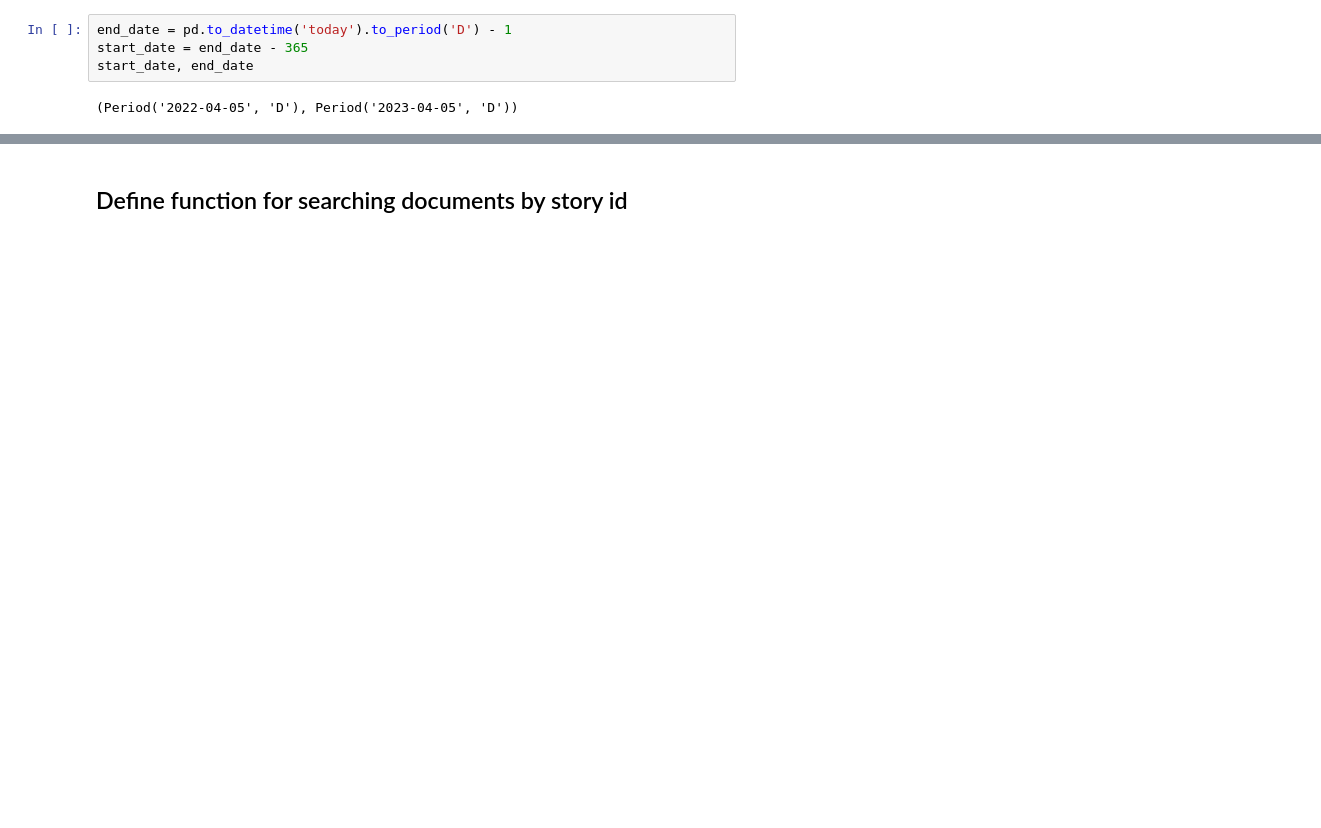
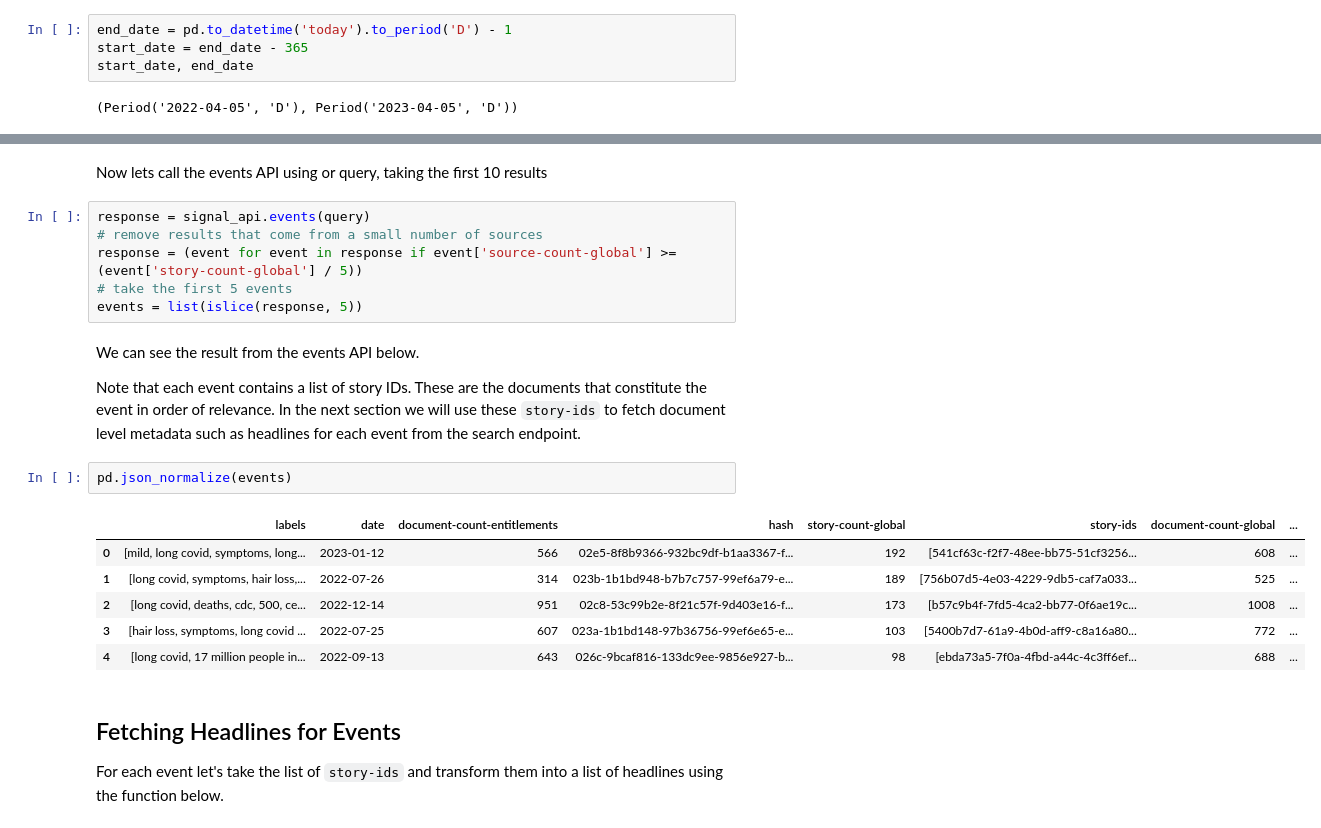
Before and after one commit to signal-ai/signal-api-tools, a Jupyter notebook: notebooks/events_tutorial.ipynb, the cells around one changed output, grey strips where cells are left out. Cells and saved outputs as stored; diff of their text form; blank space fills up the shorter version.

Commit message:
More markdown in events tutorial

```diff
--- a/notebooks/events_tutorial.ipynb
+++ b/notebooks/events_tutorial.ipynb
@@ -142,5 +164,29 @@ events = list(response)[:10]
+# %% [markdown]
+Now lets call the events API using or query, taking the first 10 results
+# %%
+response = signal_api.events(query)
+# remove results that come from a small number of sources
+response = (event for event in response if event['source-count-global'] >= (event['story-count-global'] / 5))
+# take the first 5 events
+events = list(islice(response, 5))
+# %% [markdown]
+We can see the result from the events API below.
+
+Note that each event contains a list of story IDs.
+These are the documents that constitute the event in order of relevance. In the next section we will use these `story-ids` to fetch document level metadata such as headlines for each event from the search endpoint.
+# %%
+pd.json_normalize(events)
+# %% [output]
+|  | labels | date | document-count-entitlements | hash | story-count-global | story-ids | document-count-global | ... |
+| 0 | [mild, long covid, symptoms, long... | 2023-01-12 | 566 | 02e5-8f8b9366-932bc9df-b1aa3367-f... | 192 | [541cf63c-f2f7-48ee-bb75-51cf3256... | 608 | ... |
+| 1 | [long covid, symptoms, hair loss,... | 2022-07-26 | 314 | 023b-1b1bd948-b7b7c757-99ef6a79-e... | 189 | [756b07d5-4e03-4229-9db5-caf7a033... | 525 | ... |
+| 2 | [long covid, deaths, cdc, 500, ce... | 2022-12-14 | 951 | 02c8-53c99b2e-8f21c57f-9d403e16-f... | 173 | [b57c9b4f-7fd5-4ca2-bb77-0f6ae19c... | 1008 | ... |
+| 3 | [hair loss, symptoms, long covid ... | 2022-07-25 | 607 | 023a-1b1bd148-97b36756-99ef6e65-e... | 103 | [5400b7d7-61a9-4b0d-aff9-c8a16a80... | 772 | ... |
+| 4 | [long covid, 17 million people in... | 2022-09-13 | 643 | 026c-9bcaf816-133dc9ee-9856e927-b... | 98 | [ebda73a5-7f0a-4fbd-a44c-4c3ff6ef... | 688 | ... |
 # %% [markdown]
-## Define function for searching documents by story id
+## Fetching Headlines for Events
+
+For each event let's take the list of `story-ids` and transform them into a list of headlines using the function below.
 # %%
 def search_by_story_id(story_ids: list, entity_ids: list, topic_ids: list, source_ids: list = None,  n=3):
     """
```
Also changed, not shown: parts of 23 cells of this notebook.
